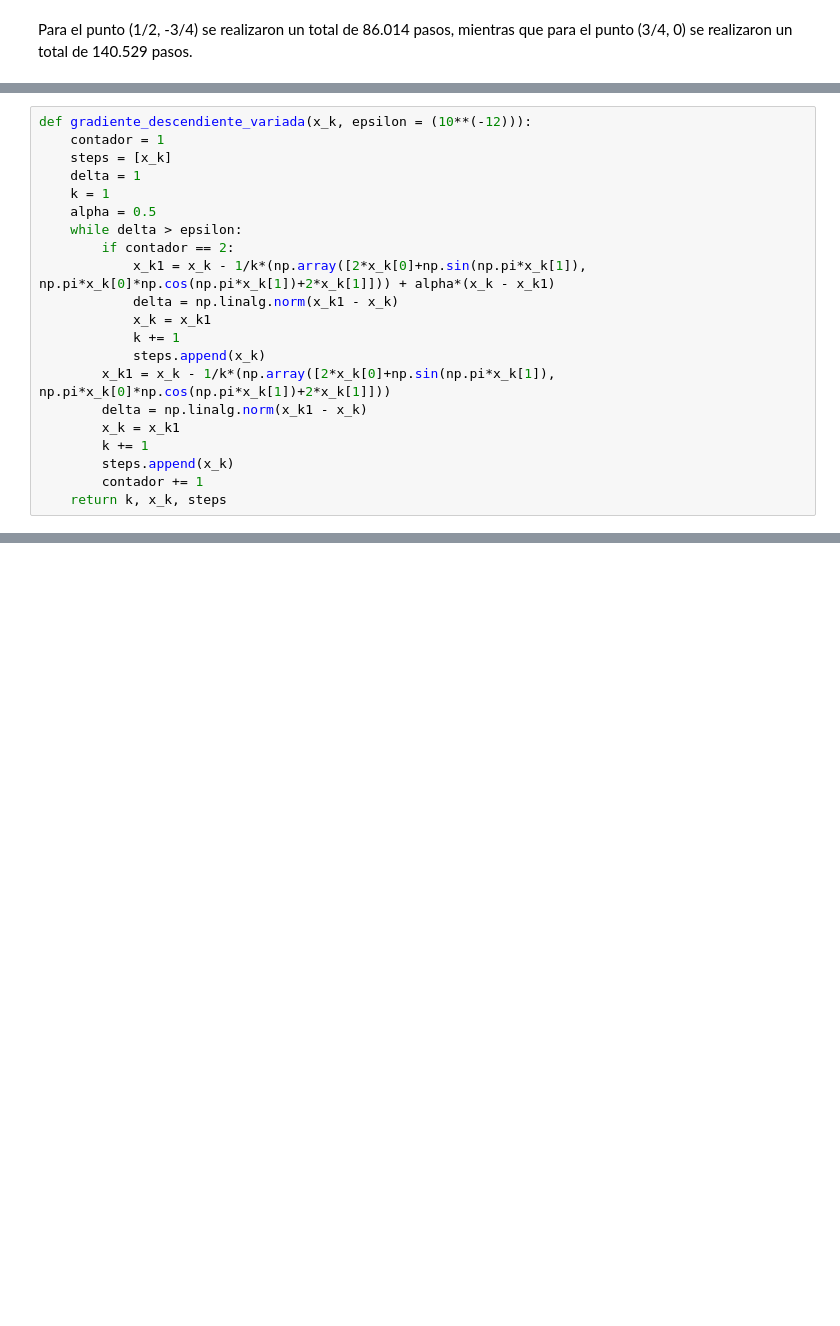
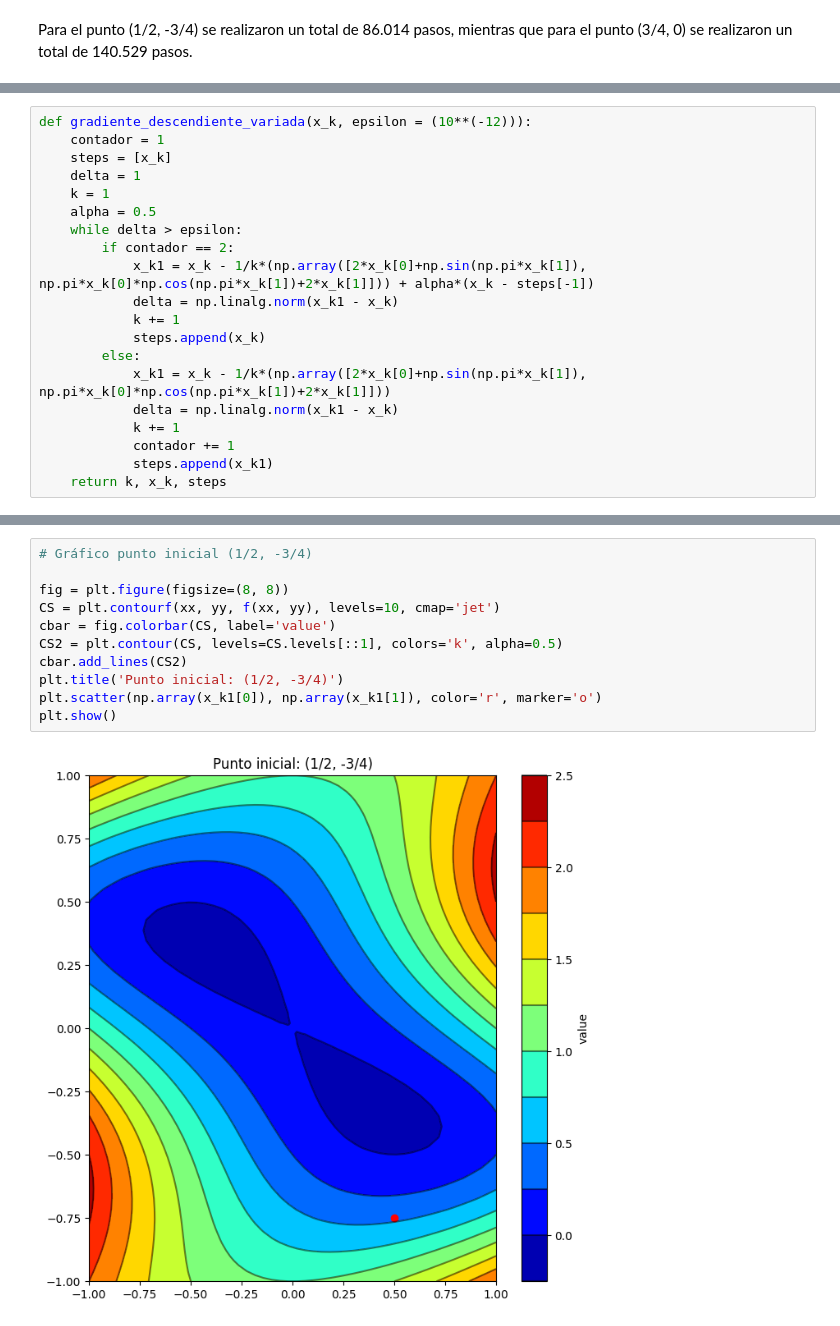
Before and after one commit to DvskyfenixX/Calculo-para-Ciencia-de-Datos, a Jupyter notebook: tarea_2.ipynb, the cells around one changed output, grey strips where cells are left out. Cells and saved outputs as stored; diff of their text form; blank space fills up the shorter version.

```diff
--- a/tarea_2.ipynb
+++ b/tarea_2.ipynb
@@ -131,17 +153,16 @@ def gradiente_descendiente_variada(x_k, epsilon = (10**(-12))):
     alpha = 0.5
     while delta > epsilon:
         if contador == 2:
-            x_k1 = x_k - 1/k*(np.array([2*x_k[0]+np.sin(np.pi*x_k[1]), np.pi*x_k[0]*np.cos(np.pi*x_k[1])+2*x_k[1]])) + alpha*(x_k - x_k1)
+            x_k1 = x_k - 1/k*(np.array([2*x_k[0]+np.sin(np.pi*x_k[1]), np.pi*x_k[0]*np.cos(np.pi*x_k[1])+2*x_k[1]])) + alpha*(x_k - steps[-1])
             delta = np.linalg.norm(x_k1 - x_k)
-            x_k = x_k1
             k += 1
             steps.append(x_k)
-        x_k1 = x_k - 1/k*(np.array([2*x_k[0]+np.sin(np.pi*x_k[1]), np.pi*x_k[0]*np.cos(np.pi*x_k[1])+2*x_k[1]]))
-        delta = np.linalg.norm(x_k1 - x_k)
-        x_k = x_k1
-        k += 1
-        steps.append(x_k)
-        contador += 1
+        else:
+            x_k1 = x_k - 1/k*(np.array([2*x_k[0]+np.sin(np.pi*x_k[1]), np.pi*x_k[0]*np.cos(np.pi*x_k[1])+2*x_k[1]]))
+            delta = np.linalg.norm(x_k1 - x_k)
+            k += 1
+            contador += 1
+            steps.append(x_k1)
     return k, x_k, steps
 # %%
 x_0 = np.array([1/2, -3/4])
@@ -159,0 +195,13 @@ print("La gradiente es: ", np.array(fxparcial_2))
+# %%
+# Gráfico punto inicial (1/2, -3/4)
+
+fig = plt.figure(figsize=(8, 8))
+CS = plt.contourf(xx, yy, f(xx, yy), levels=10, cmap='jet')
+cbar = fig.colorbar(CS, label='value')
+CS2 = plt.contour(CS, levels=CS.levels[::1], colors='k', alpha=0.5)
+cbar.add_lines(CS2)
+plt.title('Punto inicial: (1/2, -3/4)')
+plt.scatter(np.array(x_k1[0]), np.array(x_k1[1]), color='r', marker='o')
+plt.show()
+# %% [output]
+[figure, added]
```
Also changed, not shown: parts of 17 cells of this notebook, 1 other file.
